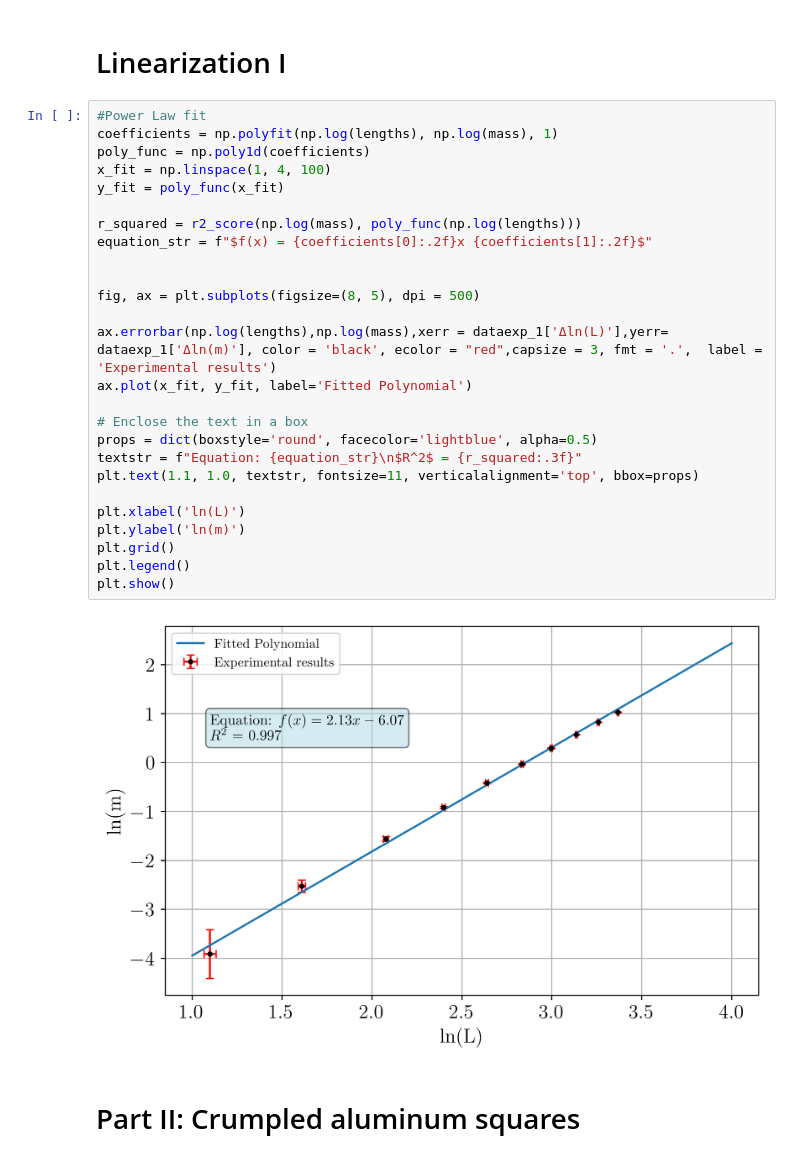
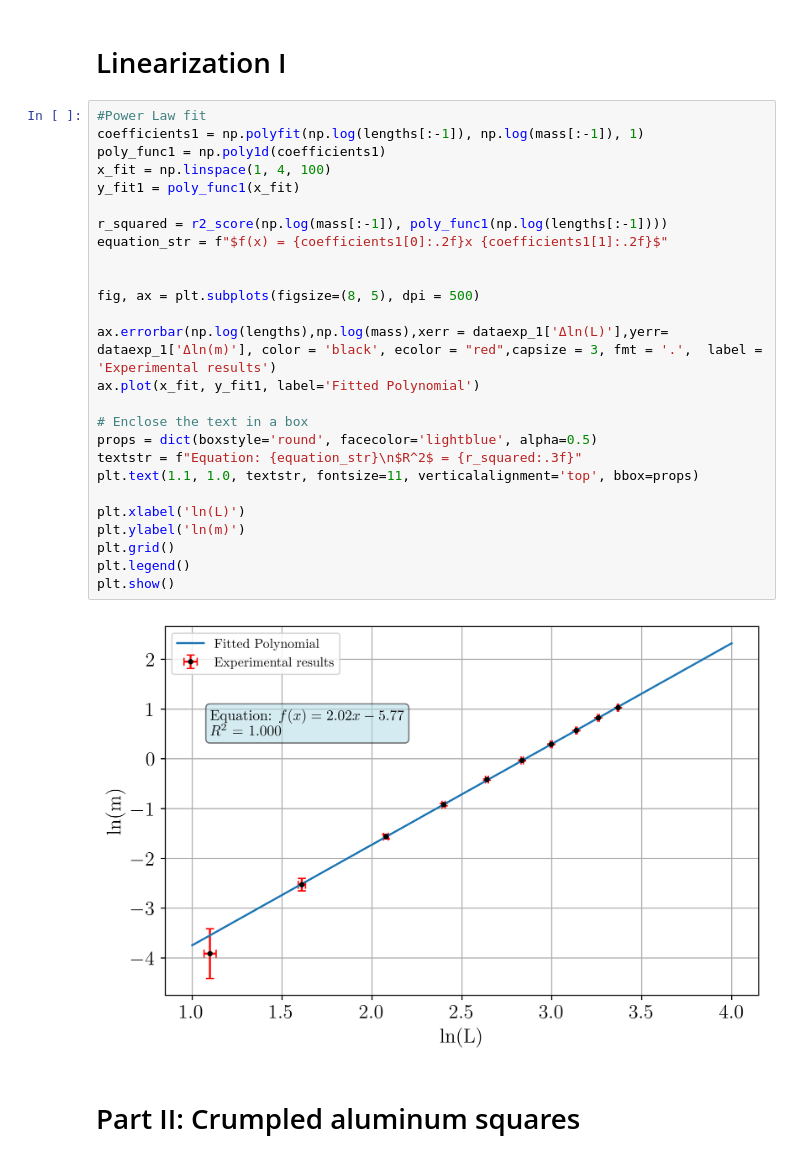
Before and after one commit to MIK2292/Lab_Sc_data_acquisition, a Jupyter notebook: 01_alluminio_frattale/Graph Notebook.ipynb, the cells around one changed output. Cells and saved outputs as stored; diff of their text form.

```diff
--- a/01_alluminio_frattale/Graph Notebook.ipynb
+++ b/01_alluminio_frattale/Graph Notebook.ipynb
@@ -76,32 +76,32 @@ plt.show()
 # Linearization I
 # %%
 #Power Law fit
-coefficients = np.polyfit(np.log(lengths), np.log(mass), 1)
-poly_func = np.poly1d(coefficients)
+coefficients1 = np.polyfit(np.log(lengths[:-1]), np.log(mass[:-1]), 1)
+poly_func1 = np.poly1d(coefficients1)
 x_fit = np.linspace(1, 4, 100)
-y_fit = poly_func(x_fit)
+y_fit1 = poly_func1(x_fit)
 
-r_squared = r2_score(np.log(mass), poly_func(np.log(lengths)))
-equation_str = f"$f(x) = {coefficients[0]:.2f}x {coefficients[1]:.2f}$"
+r_squared = r2_score(np.log(mass[:-1]), poly_func1(np.log(lengths[:-1])))
+equation_str = f"$f(x) = {coefficients1[0]:.2f}x {coefficients1[1]:.2f}$"
 
 
 fig, ax = plt.subplots(figsize=(8, 5), dpi = 500)
 
 ax.errorbar(np.log(lengths),np.log(mass),xerr = dataexp_1['Δln(L)'],yerr= dataexp_1['Δln(m)'], color = 'black', ecolor = "red",capsize = 3, fmt = '.',  label = 'Experimental results')
-ax.plot(x_fit, y_fit, label='Fitted Polynomial')
+ax.plot(x_fit, y_fit1, label='Fitted Polynomial')
 
 # Enclose the text in a box
 props = dict(boxstyle='round', facecolor='lightblue', alpha=0.5)
 textstr = f"Equation: {equation_str}\n$R^2$ = {r_squared:.3f}"
 plt.text(1.1, 1.0, textstr, fontsize=11, verticalalignment='top', bbox=props)
 
 plt.xlabel('ln(L)')
 plt.ylabel('ln(m)')
 plt.grid()
 plt.legend()
 plt.show()
 # %% [output]
-[figure, old version]
+[figure, new version]
 # %% [markdown]
 # Part II: Crumpled aluminum squares
 # %%
```
Also changed, not shown: parts of 7 cells of this notebook, 7 other files.
